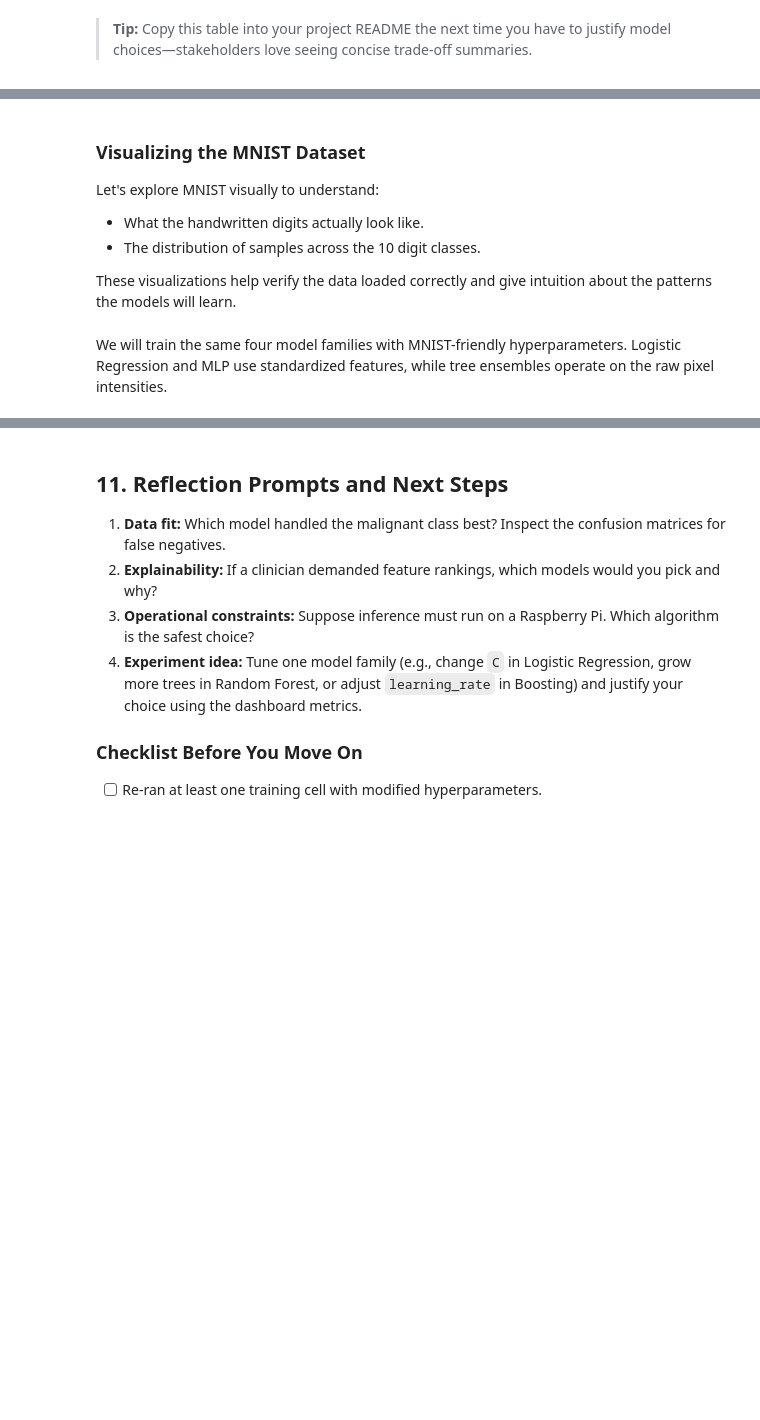
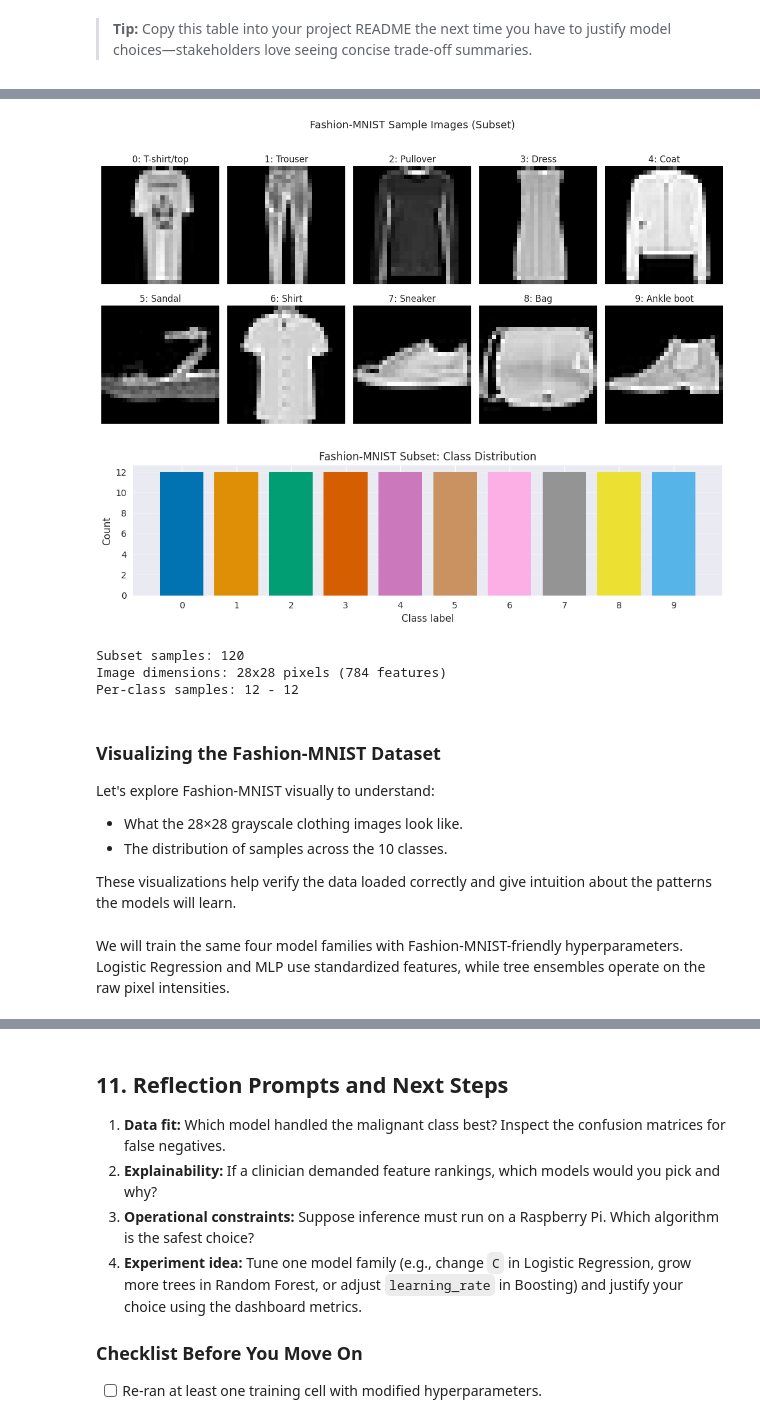
Before and after one commit to uf-bme/BME6938-Spring-2026, a Jupyter notebook: lessons/06-Classic-ML-Models/06-Classic-ML-Models.ipynb, the cells around one changed output, grey strips where cells are left out. Drawn from its saved outputs; the diff is of its cells as text; code cells hidden in the pictures; blank space fills up the shorter version.

```diff
--- a/lessons/06-Classic-ML-Models/06-Classic-ML-Models.ipynb
+++ b/lessons/06-Classic-ML-Models/06-Classic-ML-Models.ipynb
@@ -552,43 +566,49 @@ print(
 # %%
-# Visualize sample digits from each class (from the subset)
+# Visualize sample images from each class (from the subset)
 fig, axes = plt.subplots(2, 5, figsize=(12, 6))
 axes = axes.ravel()
 
-for digit in range(10):
-    idx = np.where(y_mnist_sub == digit)[0][0]
-    digit_image = X_mnist_sub[idx].reshape(28, 28)
-    axes[digit].imshow(digit_image, cmap="gray")
-    axes[digit].set_title(f"Digit: {digit}")
-    axes[digit].axis("off")
+for label in range(10):
+    idx = np.where(y_fashion_sub == label)[0][0]
+    image = X_fashion_sub[idx].reshape(28, 28)
+    axes[label].imshow(image, cmap="gray")
+    axes[label].set_title(f"{label}: {fashion_class_names[label]}")
+    axes[label].axis("off")
 
-plt.suptitle("MNIST Sample Images (Subset)", fontsize=14, y=1.02)
+plt.suptitle("Fashion-MNIST Sample Images (Subset)", fontsize=14, y=1.02)
 plt.tight_layout()
 plt.show()
 
 # Class distribution in subset
 fig, ax = plt.subplots(figsize=(10, 3))
-class_counts_mnist = pd.Series(y_mnist_sub).value_counts().sort_index()
-ax.bar(class_counts_mnist.index, class_counts_mnist.values, color=sns.color_palette("colorblind", 10))
-ax.set_xlabel("Digit")
+class_counts_fashion = pd.Series(y_fashion_sub).value_counts().sort_index()
+ax.bar(class_counts_fashion.index, class_counts_fashion.values, color=sns.color_palette("colorblind", 10))
+ax.set_xlabel("Class label")
 ax.set_ylabel("Count")
-ax.set_title("MNIST Subset: Class Distribution")
+ax.set_title("Fashion-MNIST Subset: Class Distribution")
 ax.set_xticks(range(10))
 ax.grid(axis="y", alpha=0.3)
 plt.tight_layout()
 plt.show()
 
-print(f"Subset samples: {len(X_mnist_sub)}")
-print(f"Image dimensions: 28x28 pixels ({X_mnist_sub.shape[1]} features)")
-print(f"Per-class samples: {class_counts_mnist.min()} - {class_counts_mnist.max()}")
+print(f"Subset samples: {len(X_fashion_sub)}")
+print(f"Image dimensions: 28x28 pixels ({X_fashion_sub.shape[1]} features)")
+print(f"Per-class samples: {class_counts_fashion.min()} - {class_counts_fashion.max()}")
+# %% [output]
+[figure, added]
+[figure, added]
+Subset samples: 120
+Image dimensions: 28x28 pixels (784 features)
+Per-class samples: 12 - 12
 # %% [markdown]
-### Visualizing the MNIST Dataset
+### Visualizing the Fashion-MNIST Dataset
 
-Let's explore MNIST visually to understand:
+Let's explore Fashion-MNIST visually to understand:
 
-- What the handwritten digits actually look like.
-- The distribution of samples across the 10 digit classes.
+- What the 28×28 grayscale clothing images look like.
+- The distribution of samples across the 10 classes.
 
 These visualizations help verify the data loaded correctly and give intuition about the patterns the models will learn.
 # %% [markdown]
-We will train the same four model families with MNIST-friendly hyperparameters. Logistic Regression and MLP use standardized features, while tree ensembles operate on the raw pixel intensities.
+We will train the same four model families with Fashion-MNIST-friendly hyperparameters. Logistic Regression and MLP use standardized features, while tree ensembles operate on the raw pixel intensities.
 # %%
```
Also changed, not shown: parts of 8 cells of this notebook, 3 other files.
